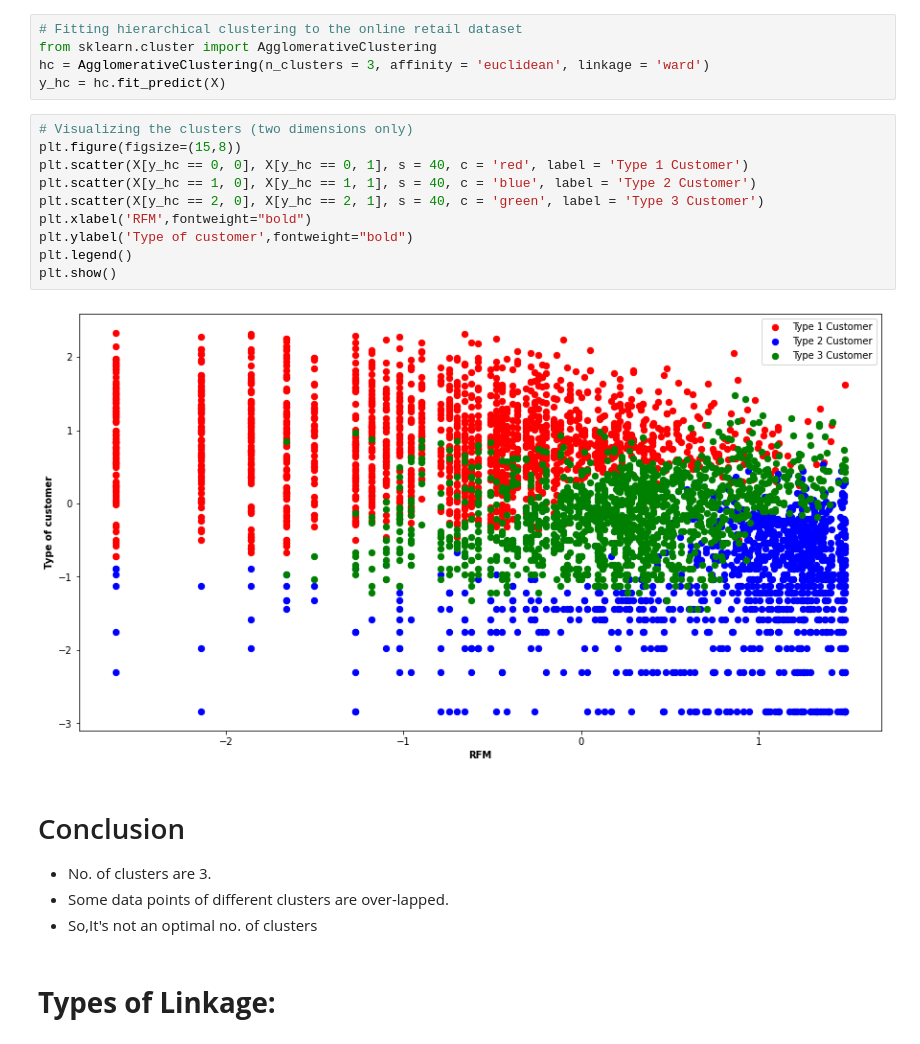
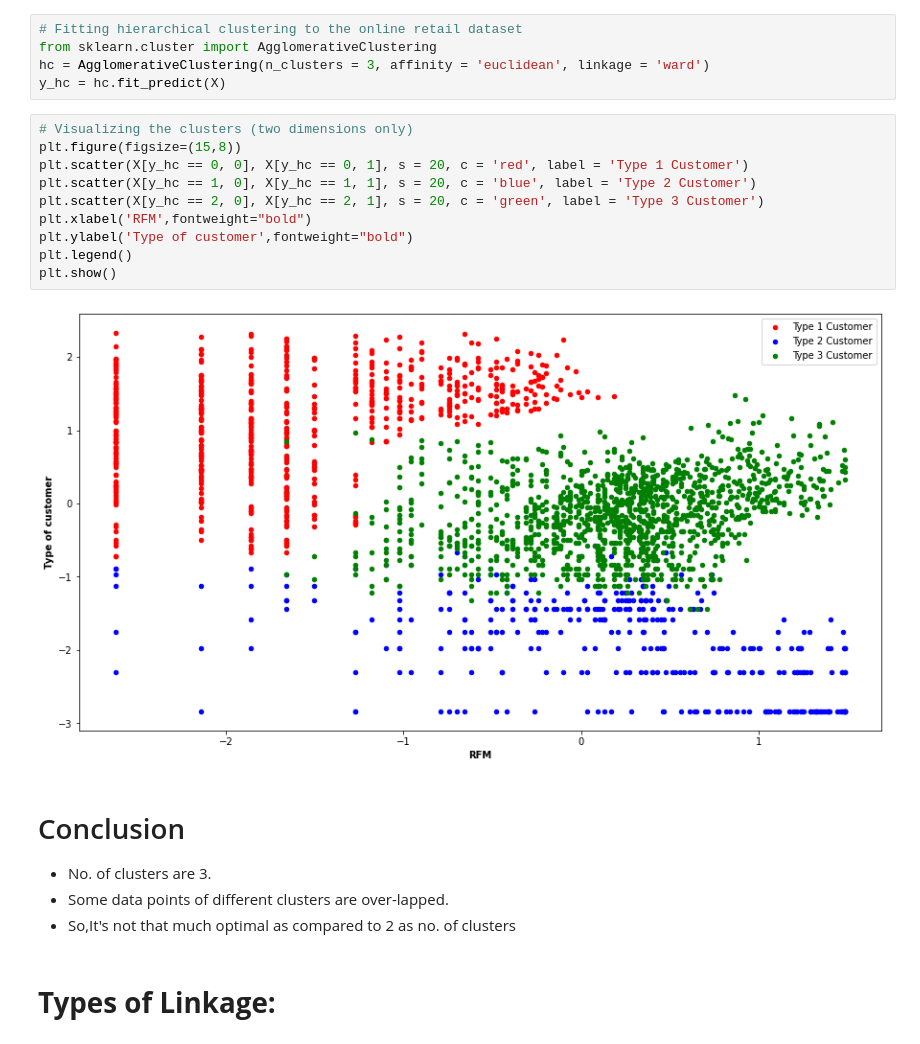
Before and after one commit to meena25091992/Online_Retail_Customer_Segmentation, a Jupyter notebook: Individual_Copy_Online_Retail_Customer_Segmentation.ipynb, the cells around one changed output. Drawn from its saved outputs; the diff is of its cells as text.

```diff
--- a/Individual_Copy_Online_Retail_Customer_Segmentation.ipynb
+++ b/Individual_Copy_Online_Retail_Customer_Segmentation.ipynb
@@ -1120,20 +1124,20 @@ y_hc = hc.fit_predict(X)
 # %%
 # Visualizing the clusters (two dimensions only)
 plt.figure(figsize=(15,8))
-plt.scatter(X[y_hc == 0, 0], X[y_hc == 0, 1], s = 40, c = 'red', label = 'Type 1 Customer')
-plt.scatter(X[y_hc == 1, 0], X[y_hc == 1, 1], s = 40, c = 'blue', label = 'Type 2 Customer')
-plt.scatter(X[y_hc == 2, 0], X[y_hc == 2, 1], s = 40, c = 'green', label = 'Type 3 Customer')
+plt.scatter(X[y_hc == 0, 0], X[y_hc == 0, 1], s = 20, c = 'red', label = 'Type 1 Customer')
+plt.scatter(X[y_hc == 1, 0], X[y_hc == 1, 1], s = 20, c = 'blue', label = 'Type 2 Customer')
+plt.scatter(X[y_hc == 2, 0], X[y_hc == 2, 1], s = 20, c = 'green', label = 'Type 3 Customer')
 plt.xlabel('RFM',fontweight="bold")
 plt.ylabel('Type of customer',fontweight="bold")
 plt.legend()
 plt.show()
 # %% [output]
-[figure, old version]
+[figure, new version]
 # %% [markdown]
 # Conclusion
 * No. of clusters are 3.
 * Some data points of different clusters are over-lapped.
-* So,It's not an optimal no. of clusters
+* So,It's not that much optimal as compared to 2 as no. of clusters
 # %% [markdown]
 # **Types of Linkage:**
 # %%
```
Also changed, not shown: parts of 6 cells of this notebook.
